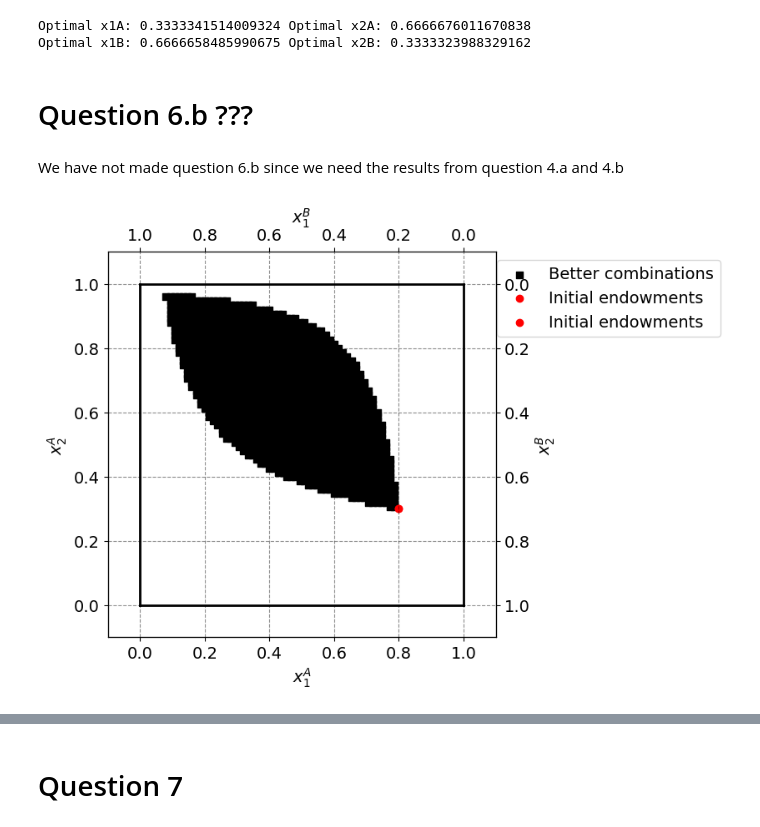
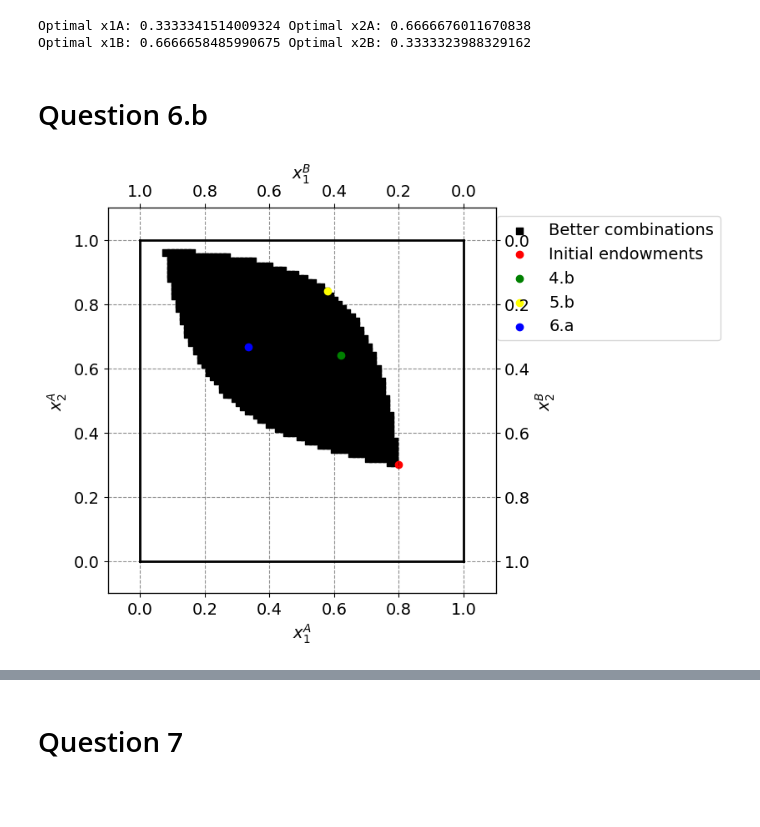
Before and after one commit to NumEconCopenhagen/projects-2024-simon-katrine, a Jupyter notebook: inauguralproject/inauguralproject.ipynb, the cells around one changed output, grey strips where cells are left out. Drawn from its saved outputs; the diff is of its cells as text; code cells hidden in the pictures; blank space fills up the shorter version.

```diff
--- a/inauguralproject/inauguralproject.ipynb
+++ b/inauguralproject/inauguralproject.ipynb
@@ -384,9 +382,7 @@ print("Optimal x1B:", optimal_x1B,"Optimal x2B:", optimal_x2B)
 Optimal x1A: 0.3333341514009324 Optimal x2A: 0.6666676011670838
 Optimal x1B: 0.6666658485990675 Optimal x2B: 0.3333323988329162
 # %% [markdown]
-# Question 6.b ???
+# Question 6.b
-# %% [markdown]
-We have not made question 6.b since we need the results from question 4.a and 4.b
 # %%
 # a. total endowment
 w1bar = 1.0
@@ -397,35 +393,37 @@ fig = plt.figure(frameon=False,figsize=(6,6), dpi=100)
 ax_A = fig.add_subplot(1, 1, 1)
 
 ax_A.set_xlabel("$x_1^A$")
 ax_A.set_ylabel("$x_2^A$")
 
 temp = ax_A.twinx()
 temp.set_ylabel("$x_2^B$")
 ax_B = temp.twiny()
 ax_B.set_xlabel("$x_1^B$")
 ax_B.invert_xaxis()
 ax_B.invert_yaxis()
 
 # Plotting the better combinations of x1 and x2 for consumer A and B
 ax_A.scatter([point[0] for point in liste_A_1], [point[1] for point in liste_A_1], marker='s', color='black', label='Better combinations')
 # Initial endowment
 ax_A.scatter([0.8], [0.3], marker='o', color='red', label='Initial endowments')
-# 4b
-ax_A.scatter([0.8], [0.3], marker='o', color='red', label='Initial endowments')
-# 5b
-# 6a
+# 4.b
+ax_A.scatter([0.62], [0.64], marker='o', color='green', label='4.b')
+# 5.b
+ax_A.scatter([0.58], [0.84], marker='o', color='yellow', label='5.b')
+# 6.a
+ax_A.scatter([1/3], [2/3], marker='o', color='blue', label='6.a')
 
 # limits
 ax_A.plot([0,w1bar],[0,0],lw=2,color='black')
 ax_A.plot([0,w1bar],[w2bar,w2bar],lw=2,color='black')
 ax_A.plot([0,0],[0,w2bar],lw=2,color='black')
 ax_A.plot([w1bar,w1bar],[0,w2bar],lw=2,color='black')
 
 ax_A.set_xlim([-0.1, w1bar + 0.1])
 ax_A.set_ylim([-0.1, w2bar + 0.1])
 ax_B.set_xlim([w1bar + 0.1, -0.1])
 ax_B.set_ylim([w2bar + 0.1, -0.1])
 
 ax_A.legend(frameon=True,loc='upper right',bbox_to_anchor=(1.6,1.0));
 # %% [output]
-[figure, old version]
+[figure, new version]
```
Also changed, not shown: parts of 6 cells of this notebook.
